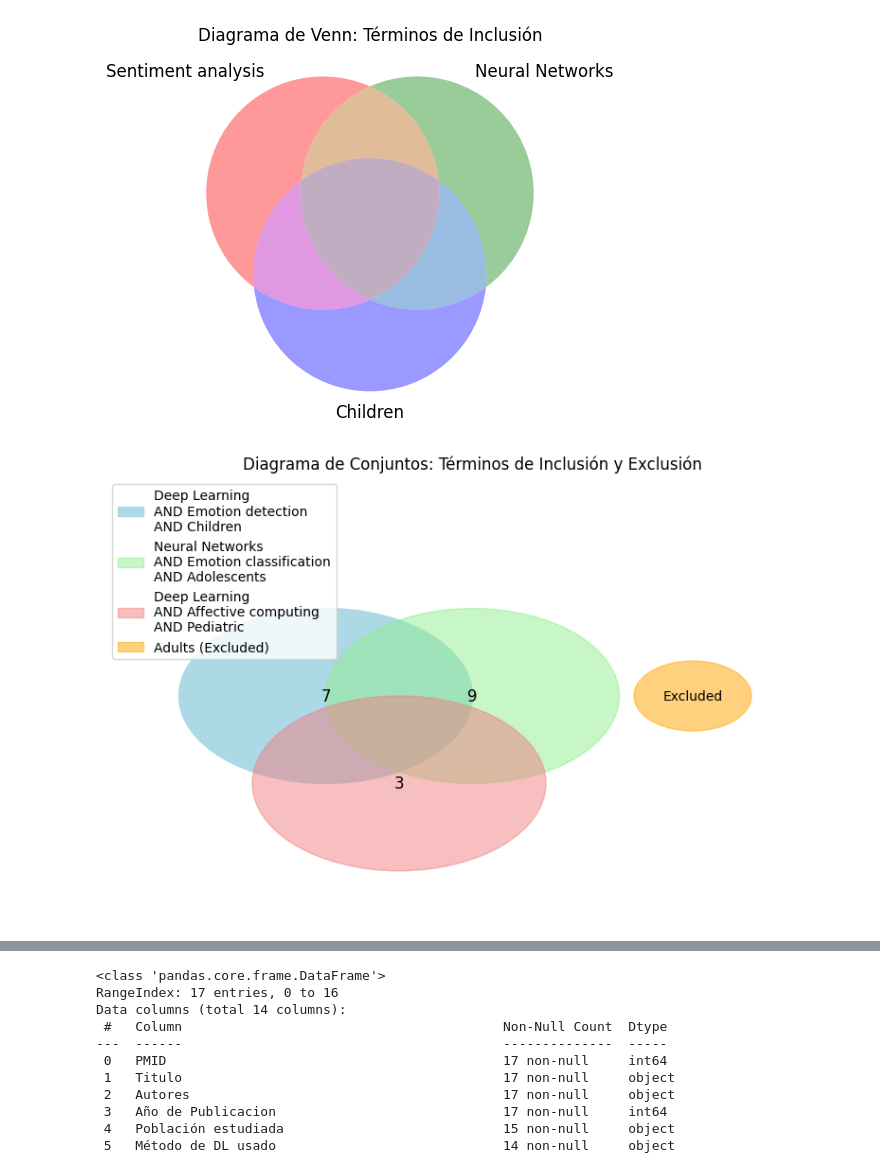
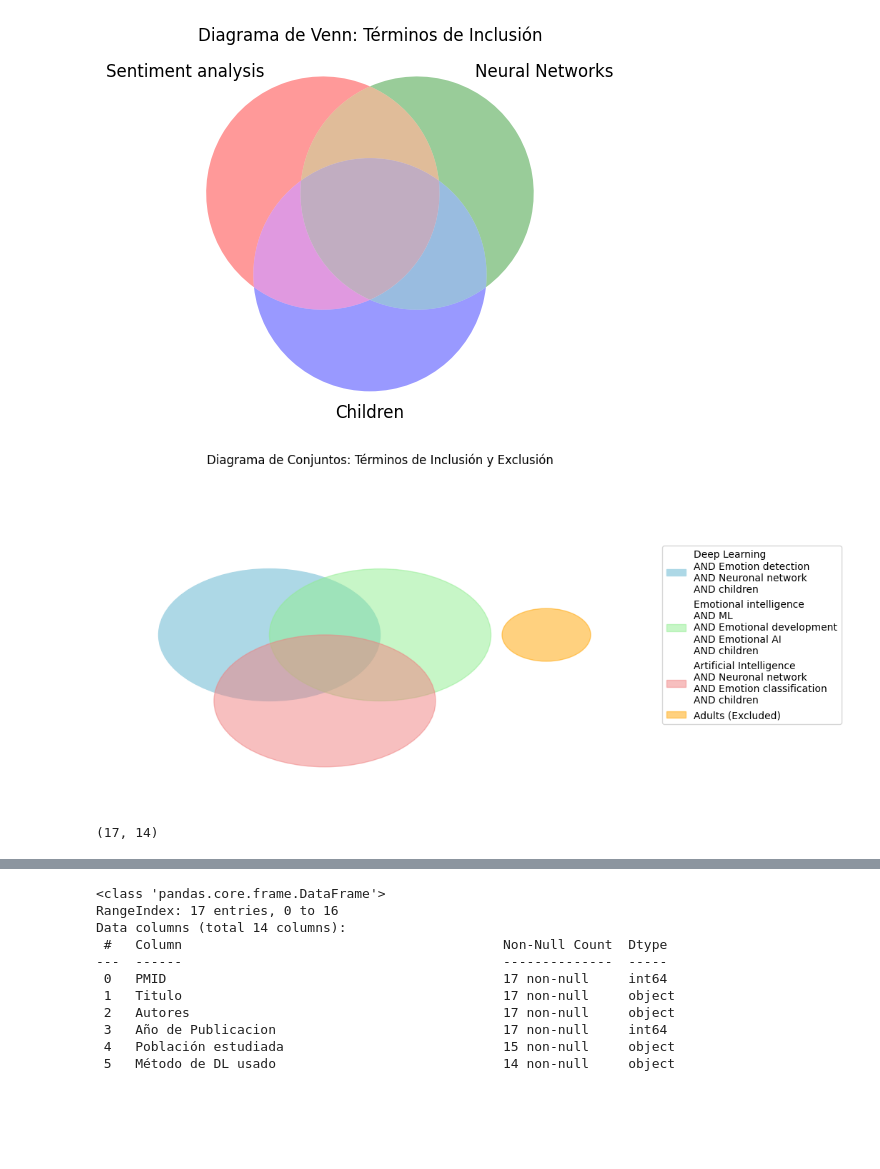
Before and after one commit to BnjmStd/PythonBnjmn, a Jupyter notebook: recognitionEmotion/searchs/analisisPaper/stats.ipynb, the cells around one changed output, grey strips where cells are left out. Cells and saved outputs as stored; diff of their text form; code cells hidden in the pictures; blank space fills up the shorter version.

```diff
--- a/recognitionEmotion/searchs/analisisPaper/stats.ipynb
+++ b/recognitionEmotion/searchs/analisisPaper/stats.ipynb
@@ -98,37 +98,42 @@ plt.show()
 # %% [output]
 [figure]
 # %%
+import matplotlib.pyplot as plt
+
+# Ajustar el tamaño del gráfico
 plt.figure(figsize=(10, 6))
 
 # Círculos de inclusión
-inclusion1 = plt.Circle((0.3, 0.5), 0.2, color='lightblue', label='Deep Learning\nAND Emotion detection\nAND Children')
-inclusion2 = plt.Circle((0.5, 0.5), 0.2, color='lightgreen', label='Neural Networks\nAND Emotion classification\nAND Adolescents', alpha=0.5)
-inclusion3 = plt.Circle((0.4, 0.3), 0.2, color='lightcoral', label='Deep Learning\nAND Affective computing\nAND Pediatric', alpha=0.5)
+inclusion1 = plt.Circle((0.3, 0.5), 0.2, color='lightblue', label='Deep Learning\nAND Emotion detection\nAND Neuronal network\nAND children')
+inclusion2 = plt.Circle((0.5, 0.5), 0.2, color='lightgreen', label='Emotional intelligence\nAND ML\nAND Emotional development\nAND Emotional AI\nAND children', alpha=0.5)
+inclusion3 = plt.Circle((0.4, 0.3), 0.2, color='lightcoral', label='Artificial Intelligence\nAND Neuronal network\nAND Emotion classification\nAND children', alpha=0.5)
 
 # Círculo de exclusión
 exclusion = plt.Circle((0.8, 0.5), 0.08, color='orange', label='Adults (Excluded)', alpha=0.5)
 
 # Añadir círculos al gráfico
 ax = plt.gca()
 ax.add_artist(inclusion1)
 ax.add_artist(inclusion2)
 ax.add_artist(inclusion3)
 ax.add_artist(exclusion)
 
-# Añadir números correspondientes a cada búsqueda
-plt.text(0.3, 0.5, '7', fontsize=12, ha='center', va='center', color='black')
-plt.text(0.5, 0.5, '9', fontsize=12, ha='center', va='center', color='black')
-plt.text(0.4, 0.3, '3', fontsize=12, ha='center', va='center', color='black')
-plt.text(0.8, 0.5, 'Excluded', fontsize=10, ha='center', va='center', color='black')
-
 # Configuración del gráfico
 plt.xlim(0, 1)
 plt.ylim(0, 1)
 plt.title("Diagrama de Conjuntos: Términos de Inclusión y Exclusión")
-plt.legend(loc='upper left')
-plt.axis('off')
+
+# Mover la leyenda fuera del gráfico usando bbox_to_anchor
+plt.legend(loc='center left', bbox_to_anchor=(1, 0.5))  # Coloca la leyenda a la derecha del gráfico
+plt.axis('off')  # Oculta los ejes para que el gráfico se vea más limpio
+
+# Mostrar el gráfico
 plt.show()
 # %% [output]
-[figure, old version]
+[figure, new version]
 # %%
 dataFrame = pd.read_csv("table2.csv")
+# %%
+dataFrame.shape
+# %% [output]
+(17, 14)
```
Also changed, not shown: parts of 5 cells of this notebook.
